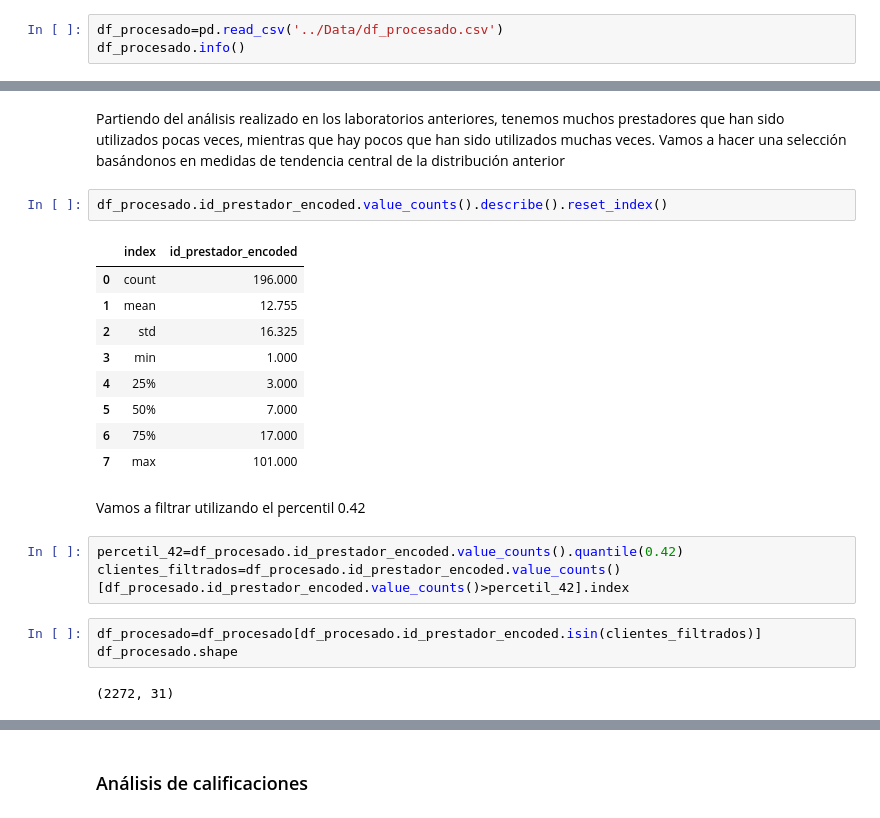
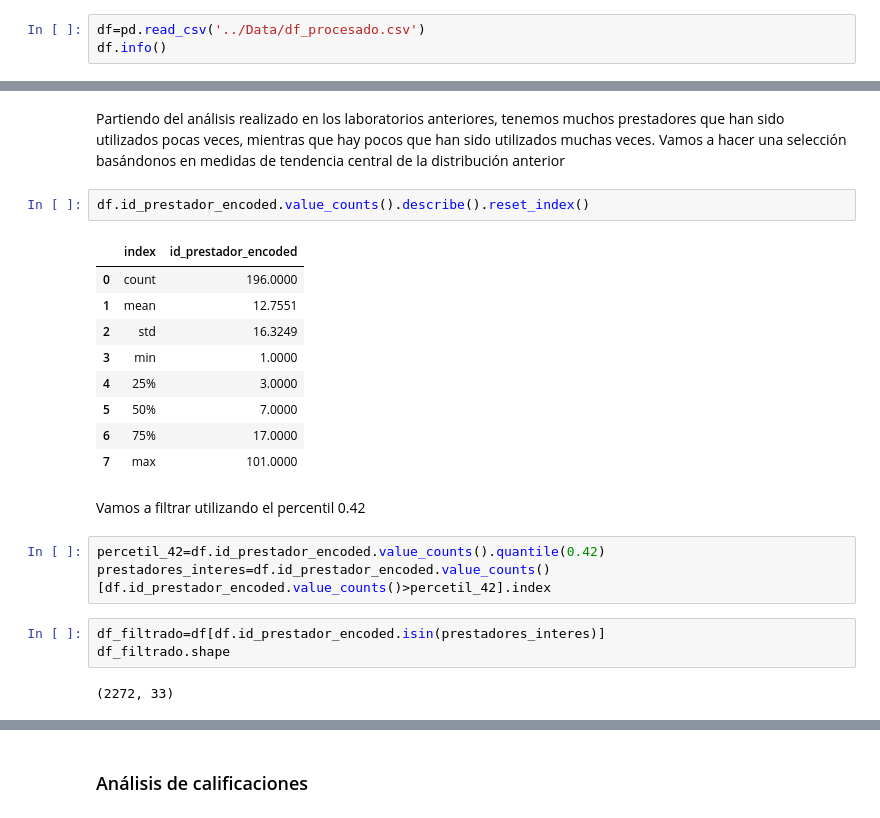
Before and after one commit to JuanMajul/Mentoria_DiploDatos2021, a Jupyter notebook: Notebooks/Practico_4.ipynb, the cells around one changed output, grey strips where cells are left out. Cells and saved outputs as stored; diff of their text form.

```diff
--- a/Notebooks/Practico_4.ipynb
+++ b/Notebooks/Practico_4.ipynb
@@ -29,8 +67,8 @@ pd.options.display.float_format = "{:,.4f}".format
 # %% [markdown]
 # Importación de datasets
 # %%
-df_procesado=pd.read_csv('../Data/df_procesado.csv')
-df_procesado.info()
+df=pd.read_csv('../Data/df_procesado.csv')
+df.info()
 # %% [output]
 <class 'pandas.core.frame.DataFrame'>
 RangeIndex: 2500 entries, 0 to 2499
@@ -69,24 +110,24 @@ plt.show()
 Partiendo del análisis realizado en los laboratorios anteriores, tenemos muchos prestadores que han sido utilizados pocas veces, mientras que hay pocos que han sido utilizados muchas veces.
 Vamos a hacer una selección basándonos en medidas de tendencia central de la distribución anterior
 # %%
-df_procesado.id_prestador_encoded.value_counts().describe().reset_index()
+df.id_prestador_encoded.value_counts().describe().reset_index()
 # %% [output]
 |  | index | id_prestador_encoded |
-| 0 | count | 196.000 |
-| 1 | mean | 12.755 |
-| 2 | std | 16.325 |
-| 3 | min | 1.000 |
-| 4 | 25% | 3.000 |
-| 5 | 50% | 7.000 |
-| 6 | 75% | 17.000 |
-| 7 | max | 101.000 |
+| 0 | count | 196.0000 |
+| 1 | mean | 12.7551 |
+| 2 | std | 16.3249 |
+| 3 | min | 1.0000 |
+| 4 | 25% | 3.0000 |
+| 5 | 50% | 7.0000 |
+| 6 | 75% | 17.0000 |
+| 7 | max | 101.0000 |
 # %% [markdown]
 Vamos a filtrar utilizando el percentil 0.42
 # %%
-percetil_42=df_procesado.id_prestador_encoded.value_counts().quantile(0.42)
-clientes_filtrados=df_procesado.id_prestador_encoded.value_counts()[df_procesado.id_prestador_encoded.value_counts()>percetil_42].index
+percetil_42=df.id_prestador_encoded.value_counts().quantile(0.42)
+prestadores_interes=df.id_prestador_encoded.value_counts()[df.id_prestador_encoded.value_counts()>percetil_42].index
-# %%
-df_procesado=df_procesado[df_procesado.id_prestador_encoded.isin(clientes_filtrados)]
-df_procesado.shape
-# %% [output]
-(2272, 31)
+# %%
+df_filtrado=df[df.id_prestador_encoded.isin(prestadores_interes)]
+df_filtrado.shape
+# %% [output]
+(2272, 33)
```
Also changed, not shown: parts of 81 cells of this notebook, 1 other file.
